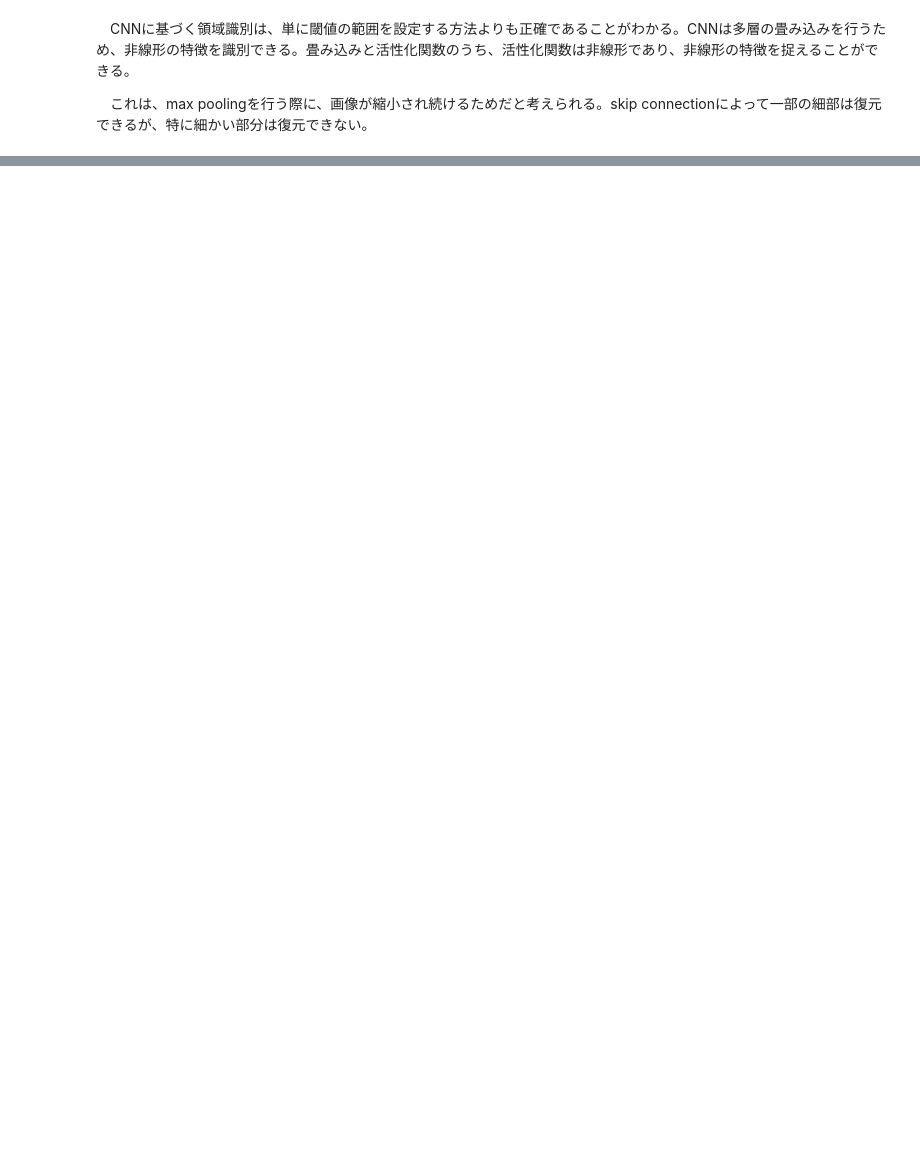
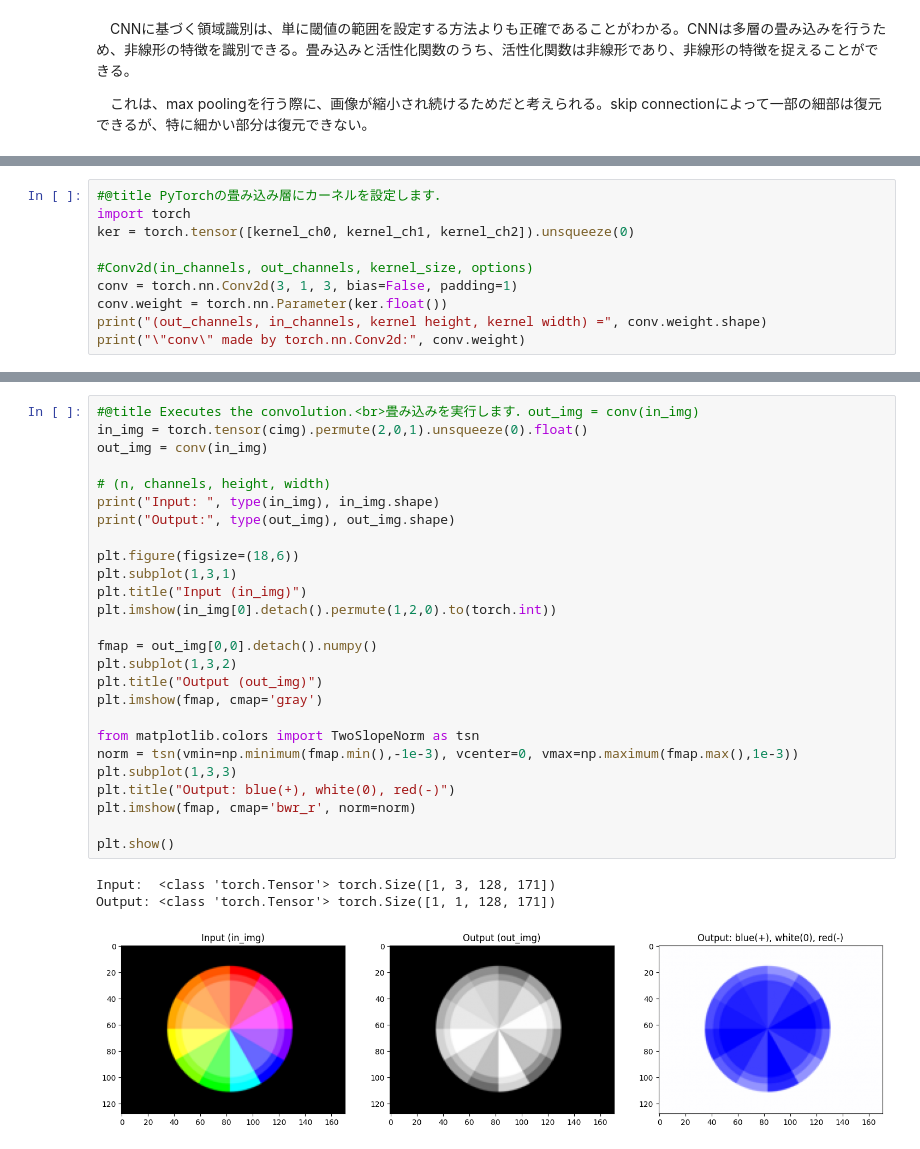
Before and after one commit to tachom-a11/111111, a Jupyter notebook: ipynb/ex_color_space_skin_detection.ipynb, the cells around one changed output, grey strips where cells are left out. Drawn from its saved outputs; the diff is of its cells as text; blank space fills up the shorter version.

```diff
--- a/ipynb/ex_color_space_skin_detection.ipynb
+++ b/ipynb/ex_color_space_skin_detection.ipynb
@@ -379,0 +438,10 @@ CNNに基づく肌領域の検出
+# %%
+#@title PyTorchの畳み込み層にカーネルを設定します．
+import torch
+ker = torch.tensor([kernel_ch0, kernel_ch1, kernel_ch2]).unsqueeze(0)
+
+#Conv2d(in_channels, out_channels, kernel_size, options)
+conv = torch.nn.Conv2d(3, 1, 3, bias=False, padding=1)
+conv.weight = torch.nn.Parameter(ker.float())
+print("(out_channels, in_channels, kernel height, kernel width) =", conv.weight.shape)
+print("\"conv\" made by torch.nn.Conv2d:", conv.weight)
@@ -379,0 +462,30 @@ CNNに基づく肌領域の検出
+# %%
+#@title Executes the convolution.<br>畳み込みを実行します．out_img = conv(in_img)
+in_img = torch.tensor(cimg).permute(2,0,1).unsqueeze(0).float()
+out_img = conv(in_img)
+
+# (n, channels, height, width)
+print("Input: ", type(in_img), in_img.shape)
+print("Output:", type(out_img), out_img.shape)
+
+plt.figure(figsize=(18,6))
+plt.subplot(1,3,1)
+plt.title("Input (in_img)")
+plt.imshow(in_img[0].detach().permute(1,2,0).to(torch.int))
+
+fmap = out_img[0,0].detach().numpy()
+plt.subplot(1,3,2)
+plt.title("Output (out_img)")
+plt.imshow(fmap, cmap='gray')
+
+from matplotlib.colors import TwoSlopeNorm as tsn
+norm = tsn(vmin=np.minimum(fmap.min(),-1e-3), vcenter=0, vmax=np.maximum(fmap.max(),1e-3))
+plt.subplot(1,3,3)
+plt.title("Output: blue(+), white(0), red(-)")
+plt.imshow(fmap, cmap='bwr_r', norm=norm)
+
+plt.show()
+# %% [output]
+Input:  <class 'torch.Tensor'> torch.Size([1, 3, 128, 171])
+Output: <class 'torch.Tensor'> torch.Size([1, 1, 128, 171])
+[figure, added]
```
Also changed, not shown: parts of 9 cells of this notebook.
